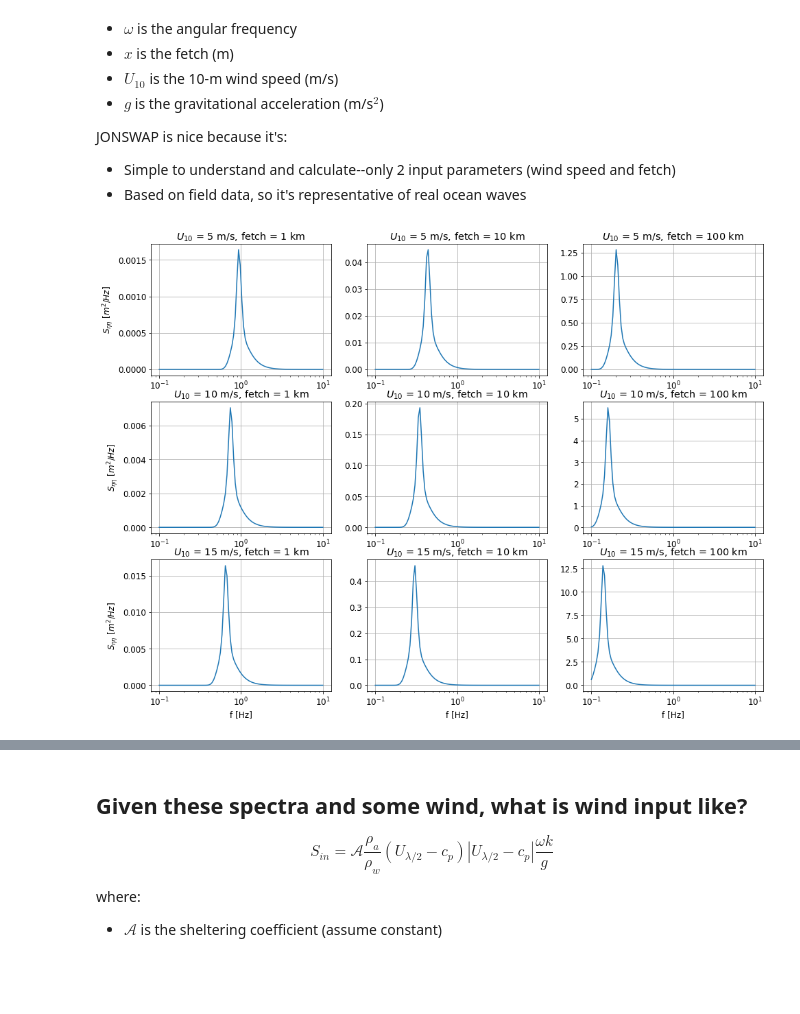
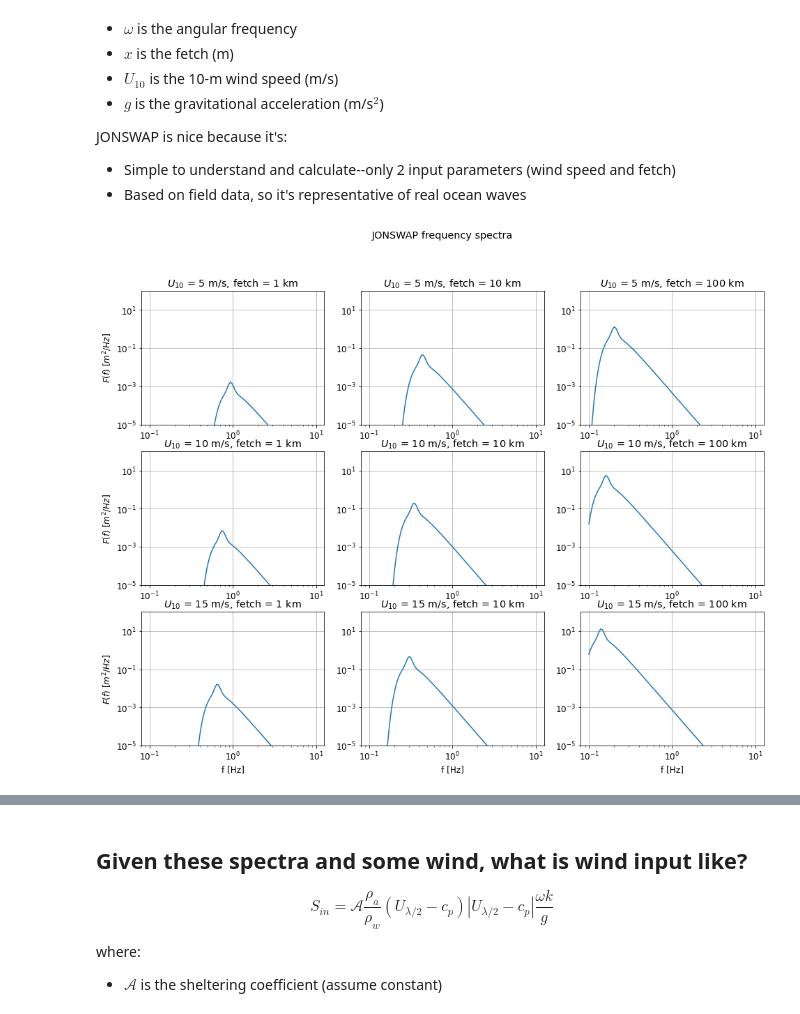
Before and after one commit to sustain-lab/stress-current-interactions, a Jupyter notebook: jonswap.ipynb, the cells around one changed output, grey strips where cells are left out. Drawn from its saved outputs; the diff is of its cells as text; code cells hidden in the pictures; blank space fills up the shorter version.

```diff
--- a/jonswap.ipynb
+++ b/jonswap.ipynb
@@ -80,14 +84,15 @@ JONSWAP is nice because it's:
 * Based on field data, so it's representative of real ocean waves
 # %%
 fig = plt.figure(figsize=(16, 12))
+fig.suptitle('JONSWAP frequency spectra')
 for n, U10 in enumerate([5, 10, 15]):
     for m, fetch in enumerate([1e3, 1e4, 1e5]):
         ax = plt.subplot2grid((3, 3), (n, m))
         ax.set_title(r'$U_{10}$ = %i m/s' % U10 + ', fetch = %i km' % (fetch // 1000))
-        ax.semilogx(f, jonswap(f, U10, fetch))
-        #ax.set_ylim(1e-5, 1e2)
+        ax.loglog(f, jonswap(f, U10, fetch))
+        ax.set_ylim(1e-5, 1e2)
         ax.grid()
         if n == 2: ax.set_xlabel('f [Hz]')
-        if m == 0: ax.set_ylabel(r'$S_{\eta\eta}$ [$m^2/Hz$]')
+        if m == 0: ax.set_ylabel(r'$F(f)$ [$m^2/Hz$]')
 # %% [output]
-[figure, old version]
+[figure, new version]
```
Also changed, not shown: parts of 7 cells of this notebook.
